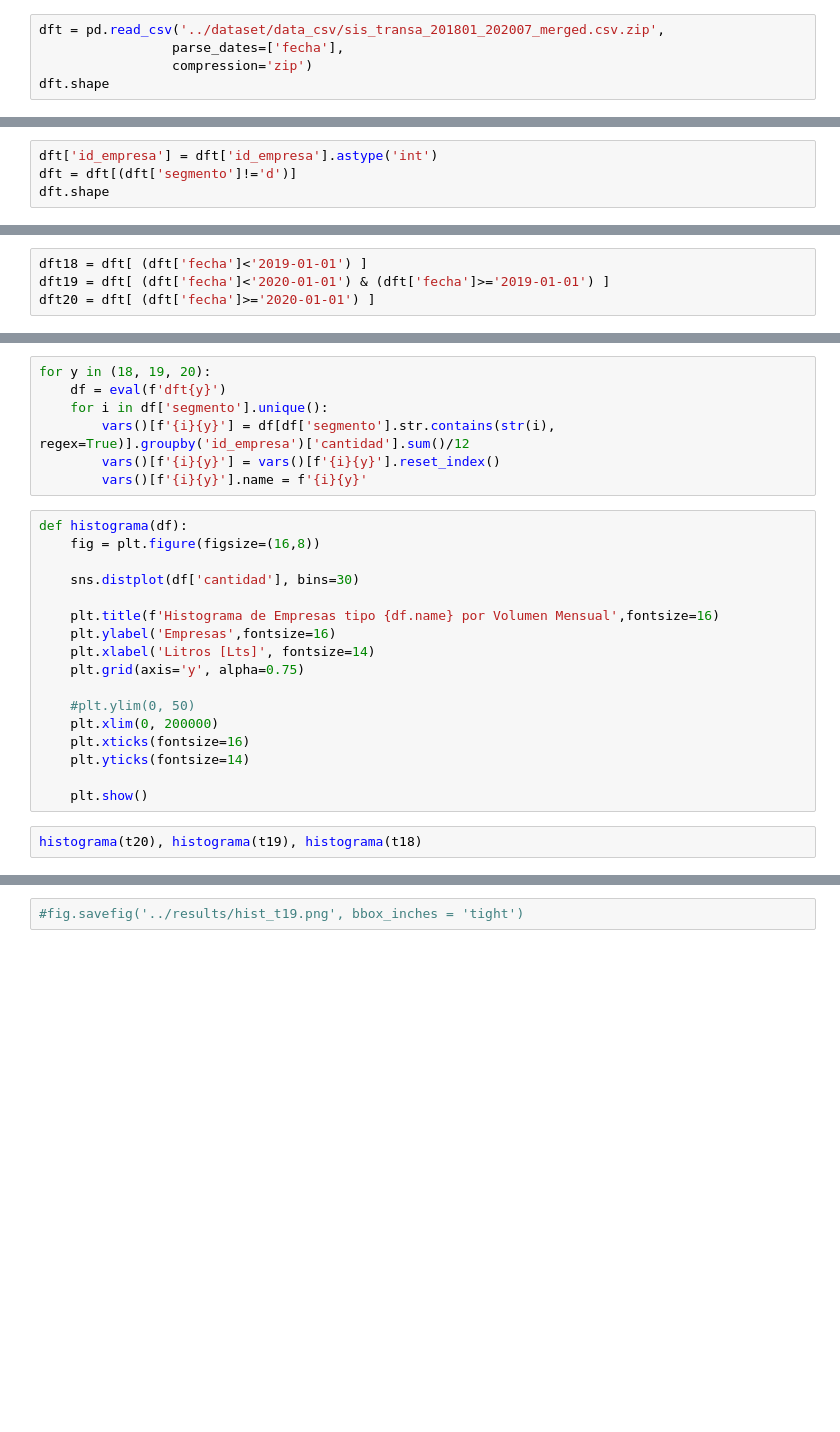
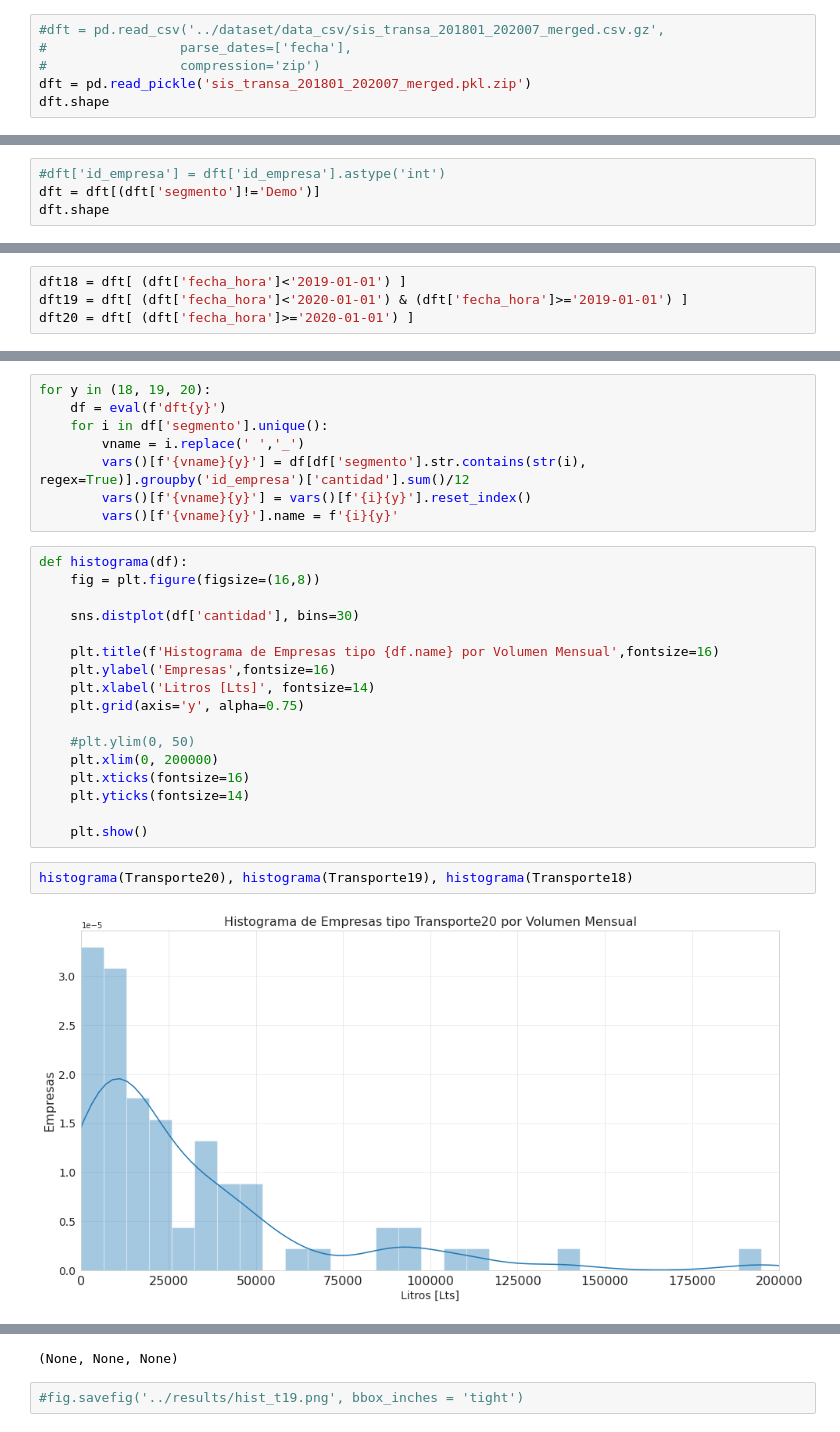
Before and after one commit to ninargue/MentoriaBiocombustible, a Jupyter notebook: AnalisisyCuracion_Parte-III_Description.ipynb, the cells around one changed output, grey strips where cells are left out. Drawn from its saved outputs; the diff is of its cells as text; blank space fills up the shorter version.

Commit message:
merge martin - diego - Jose

```diff
--- a/AnalisisyCuracion_Parte-III_Description.ipynb
+++ b/AnalisisyCuracion_Parte-III_Description.ipynb
@@ -10,7 +10,8 @@ import numpy as np
 np.set_printoptions(precision=2)
 pd.set_option("display.precision", 2)
 # %%
-dft = pd.read_csv('../dataset/data_csv/sis_transa_201801_202007_merged.csv.zip',
-                 parse_dates=['fecha'],
-                 compression='zip')
+#dft = pd.read_csv('../dataset/data_csv/sis_transa_201801_202007_merged.csv.gz',
+#                 parse_dates=['fecha'],
+#                 compression='zip')
+dft = pd.read_pickle('sis_transa_201801_202007_merged.pkl.zip')
 dft.shape
@@ -17,4 +20,4 @@ dft.shape
 # %%
-dft['id_empresa'] = dft['id_empresa'].astype('int')
-dft = dft[(dft['segmento']!='d')]
+#dft['id_empresa'] = dft['id_empresa'].astype('int')
+dft = dft[(dft['segmento']!='Demo')]
 dft.shape
@@ -23,6 +37,6 @@ dft.columns
 # %%
-dft18 = dft[ (dft['fecha']<'2019-01-01') ]
-dft19 = dft[ (dft['fecha']<'2020-01-01') & (dft['fecha']>='2019-01-01') ]
-dft20 = dft[ (dft['fecha']>='2020-01-01') ]
+dft18 = dft[ (dft['fecha_hora']<'2019-01-01') ]
+dft19 = dft[ (dft['fecha_hora']<'2020-01-01') & (dft['fecha_hora']>='2019-01-01') ]
+dft20 = dft[ (dft['fecha_hora']>='2020-01-01') ]
 # %%
 dft18.shape, dft19.shape, dft20.shape
@@ -202,9 +354,10 @@ dft20_infra, dft19_infra, dft18_infra
 for y in (18, 19, 20):
     df = eval(f'dft{y}')
     for i in df['segmento'].unique():
-        vars()[f'{i}{y}'] = df[df['segmento'].str.contains(str(i), regex=True)].groupby('id_empresa')['cantidad'].sum()/12
-        vars()[f'{i}{y}'] = vars()[f'{i}{y}'].reset_index()
-        vars()[f'{i}{y}'].name = f'{i}{y}'
+        vname = i.replace(' ','_')
+        vars()[f'{vname}{y}'] = df[df['segmento'].str.contains(str(i), regex=True)].groupby('id_empresa')['cantidad'].sum()/12
+        vars()[f'{vname}{y}'] = vars()[f'{i}{y}'].reset_index()
+        vars()[f'{vname}{y}'].name = f'{i}{y}'
 # %%
 def histograma(df):
     fig = plt.figure(figsize=(16,8))
@@ -223,4 +376,6 @@ def histograma(df):
 
     plt.show()
 # %%
-histograma(t20), histograma(t19), histograma(t18)
+histograma(Transporte20), histograma(Transporte19), histograma(Transporte18)
+# %% [output]
+[figure, added]
@@ -227,3 +384,4 @@ histograma(t20), histograma(t19), histograma(t18)
+(None, None, None)
 # %%
 #fig.savefig('../results/hist_t19.png', bbox_inches = 'tight')
 # %%
```
Also changed, not shown: parts of 27 cells of this notebook, 6 other files.
